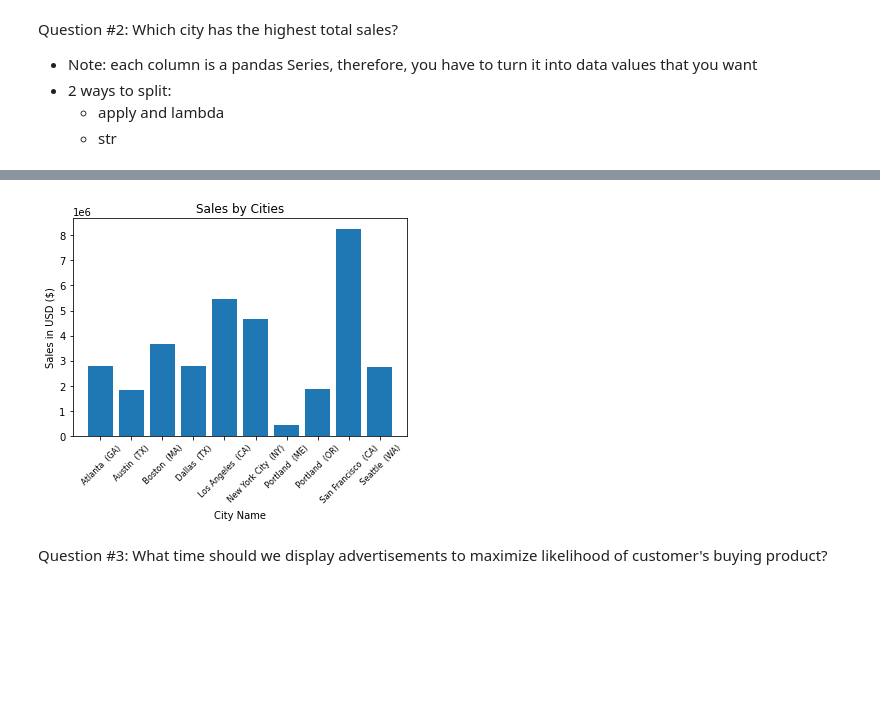
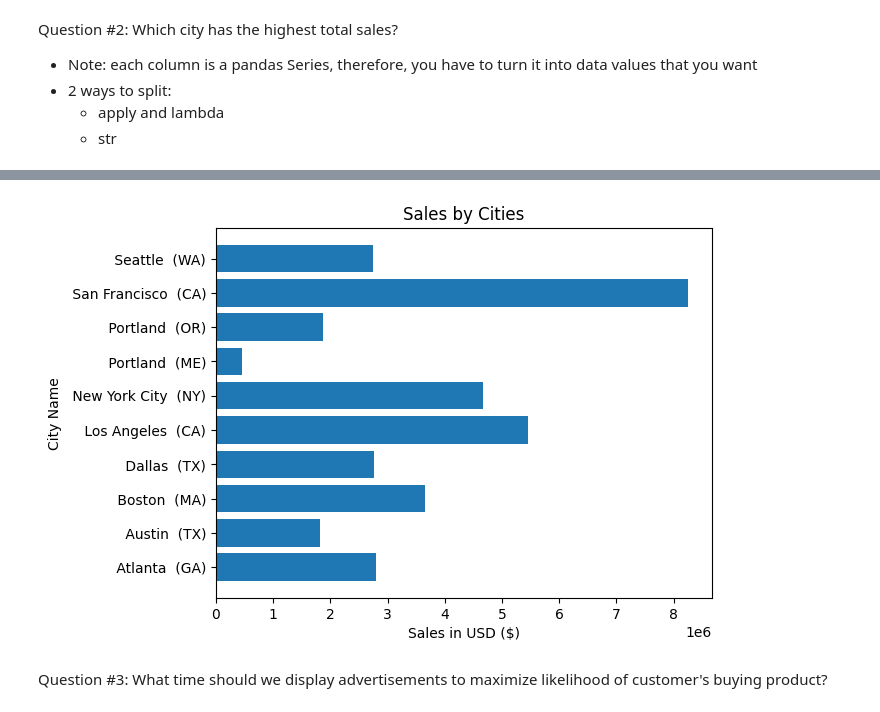
Before and after one commit to freya-colle/python_datascience_project, a Jupyter notebook: project1_sales_analysis/pro1.ipynb, the cells around one changed output, grey strips where cells are left out. Cells and saved outputs as stored; diff of their text form; code cells hidden in the pictures; blank space fills up the shorter version.

```diff
--- a/project1_sales_analysis/pro1.ipynb
+++ b/project1_sales_analysis/pro1.ipynb
@@ -153,13 +153,13 @@ City
 Name: Total Sales, dtype: float64
 # %%
 cities = [city for city, df in all_data.groupby("City")]
-plt.bar(cities, results_by_city)
-plt.xticks(cities, rotation="45", size=8)
-plt.xlabel("City Name")
-plt.ylabel("Sales in USD ($)")
+plt.barh(cities, results_by_city)
+# plt.xticks(cities, rotation="45", size=8)
+plt.xlabel("Sales in USD ($)")
+plt.ylabel("City Name")
 plt.title("Sales by Cities")
 plt.show()
 # %% [output]
-[figure, old version]
+[figure, new version]
 # %% [markdown]
 Question #3: What time should we display advertisements to maximize likelihood of customer's buying product?
```
Also changed, not shown: parts of 9 cells of this notebook, 1 other file.
